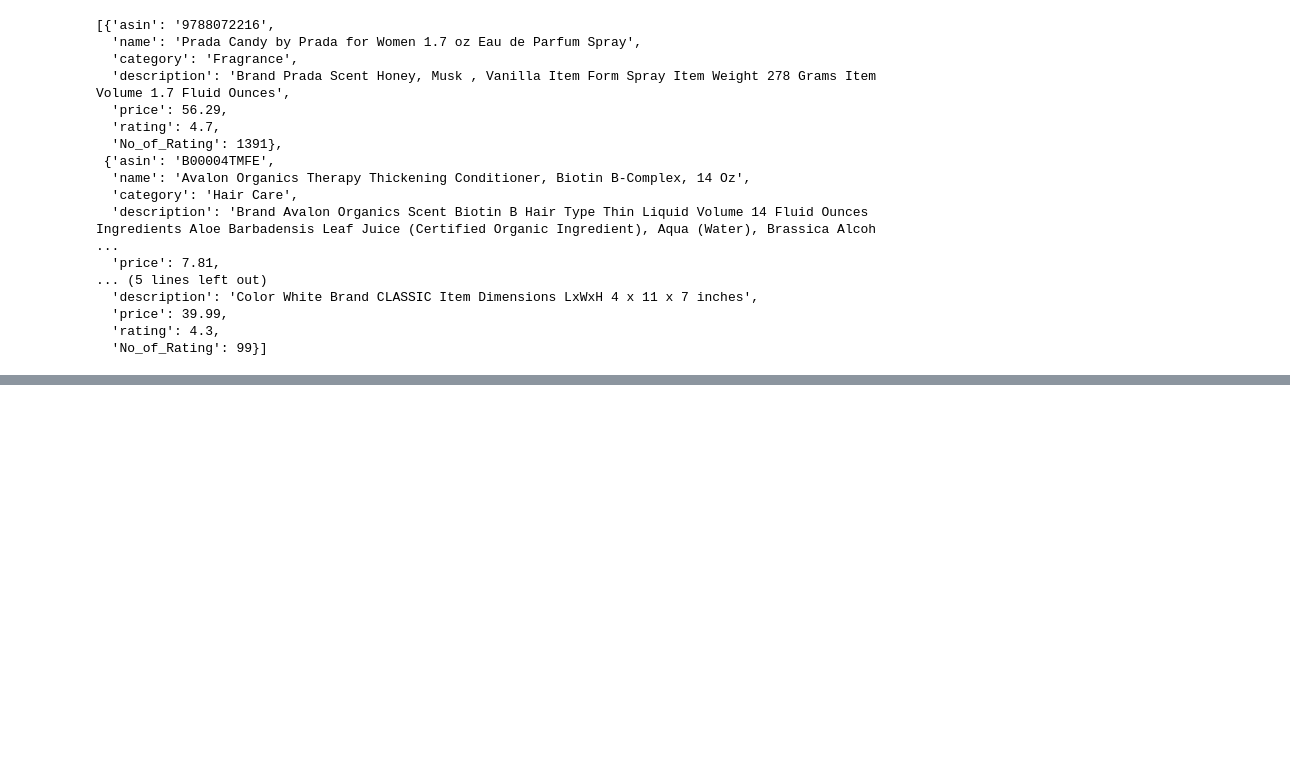
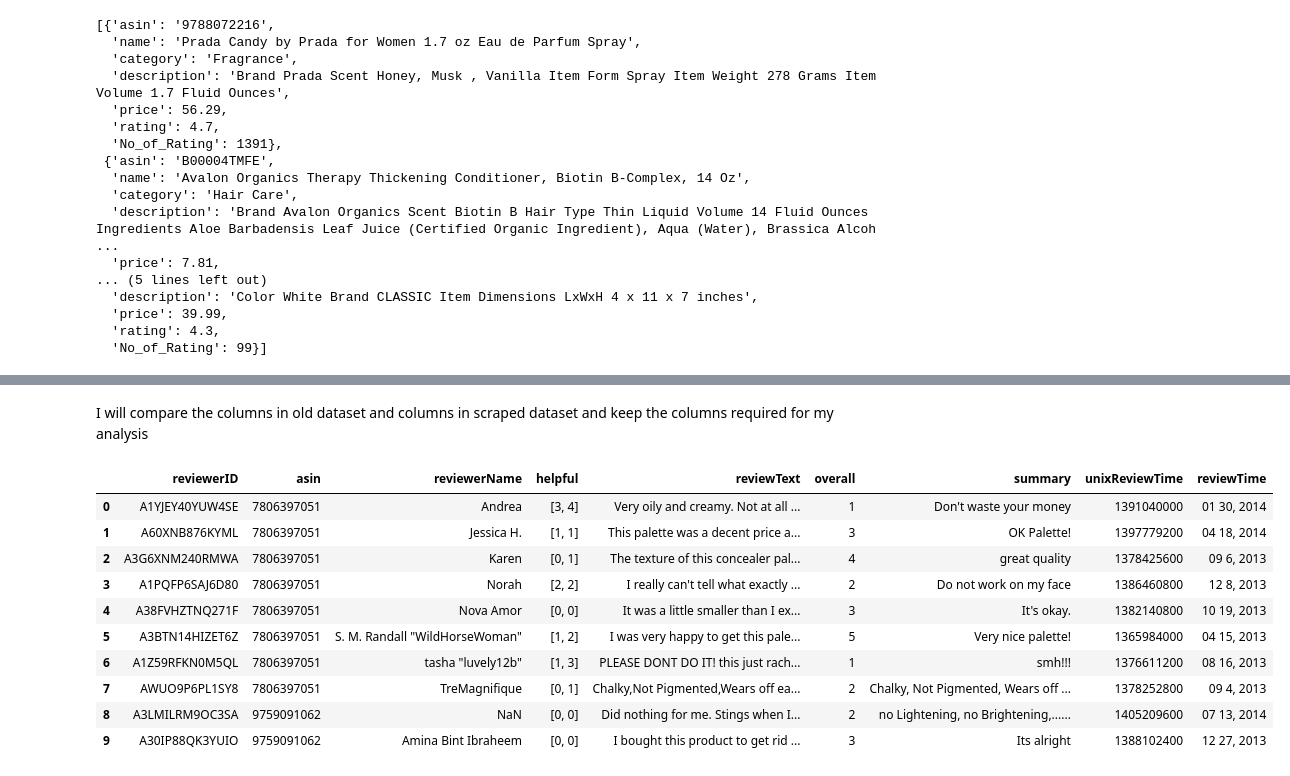
Before and after one commit to SwetaPrabh/Amazon_Web_Scraping, a Jupyter notebook: Data_wrangling_of_Scraped_data.ipynb, the cells around one changed output, grey strips where cells are left out. Drawn from its saved outputs; the diff is of its cells as text; code cells hidden in the pictures; blank space fills up the shorter version.

```diff
--- a/Data_wrangling_of_Scraped_data.ipynb
+++ b/Data_wrangling_of_Scraped_data.ipynb
@@ -246,0 +281,17 @@ find_(x)
+# %% [markdown]
+I will compare the columns in old dataset and columns in scraped dataset and keep the columns required for my analysis
+# %%
+Review = pd.read_json('reviews_Beauty_5.json',lines = True)
+Review.head(10)
+# %% [output]
+|  | reviewerID | asin | reviewerName | helpful | reviewText | overall | summary | unixReviewTime | reviewTime |
+| 0 | A1YJEY40YUW4SE | 7806397051 | Andrea | [3, 4] | Very oily and creamy. Not at all ... | 1 | Don't waste your money | 1391040000 | 01 30, 2014 |
+| 1 | A60XNB876KYML | 7806397051 | Jessica H. | [1, 1] | This palette was a decent price a... | 3 | OK Palette! | 1397779200 | 04 18, 2014 |
+| 2 | A3G6XNM240RMWA | 7806397051 | Karen | [0, 1] | The texture of this concealer pal... | 4 | great quality | 1378425600 | 09 6, 2013 |
+| 3 | A1PQFP6SAJ6D80 | 7806397051 | Norah | [2, 2] | I really can't tell what exactly ... | 2 | Do not work on my face | 1386460800 | 12 8, 2013 |
+| 4 | A38FVHZTNQ271F | 7806397051 | Nova Amor | [0, 0] | It was a little smaller than I ex... | 3 | It's okay. | 1382140800 | 10 19, 2013 |
+| 5 | A3BTN14HIZET6Z | 7806397051 | S. M. Randall "WildHorseWoman" | [1, 2] | I was very happy to get this pale... | 5 | Very nice palette! | 1365984000 | 04 15, 2013 |
+| 6 | A1Z59RFKN0M5QL | 7806397051 | tasha "luvely12b" | [1, 3] | PLEASE DONT DO IT! this just rach... | 1 | smh!!! | 1376611200 | 08 16, 2013 |
+| 7 | AWUO9P6PL1SY8 | 7806397051 | TreMagnifique | [0, 1] | Chalky,Not Pigmented,Wears off ea... | 2 | Chalky, Not Pigmented, Wears off ... | 1378252800 | 09 4, 2013 |
+| 8 | A3LMILRM9OC3SA | 9759091062 | NaN | [0, 0] | Did nothing for me. Stings when I... | 2 | no Lightening, no Brightening,...... | 1405209600 | 07 13, 2014 |
+| 9 | A30IP88QK3YUIO | 9759091062 | Amina Bint Ibraheem | [0, 0] | I bought this product to get rid ... | 3 | Its alright | 1388102400 | 12 27, 2013 |
```
Also changed, not shown: parts of 43 cells of this notebook.
